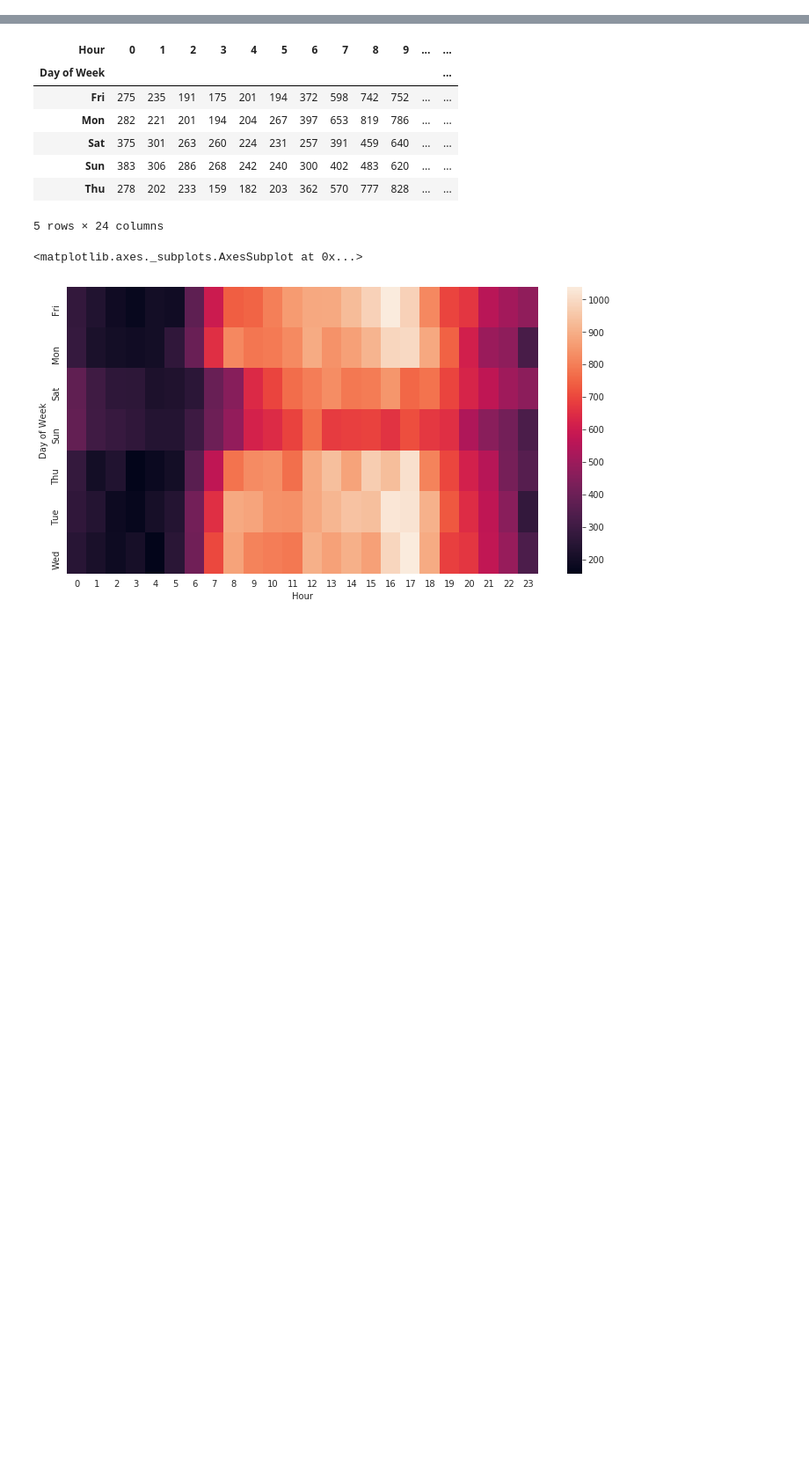
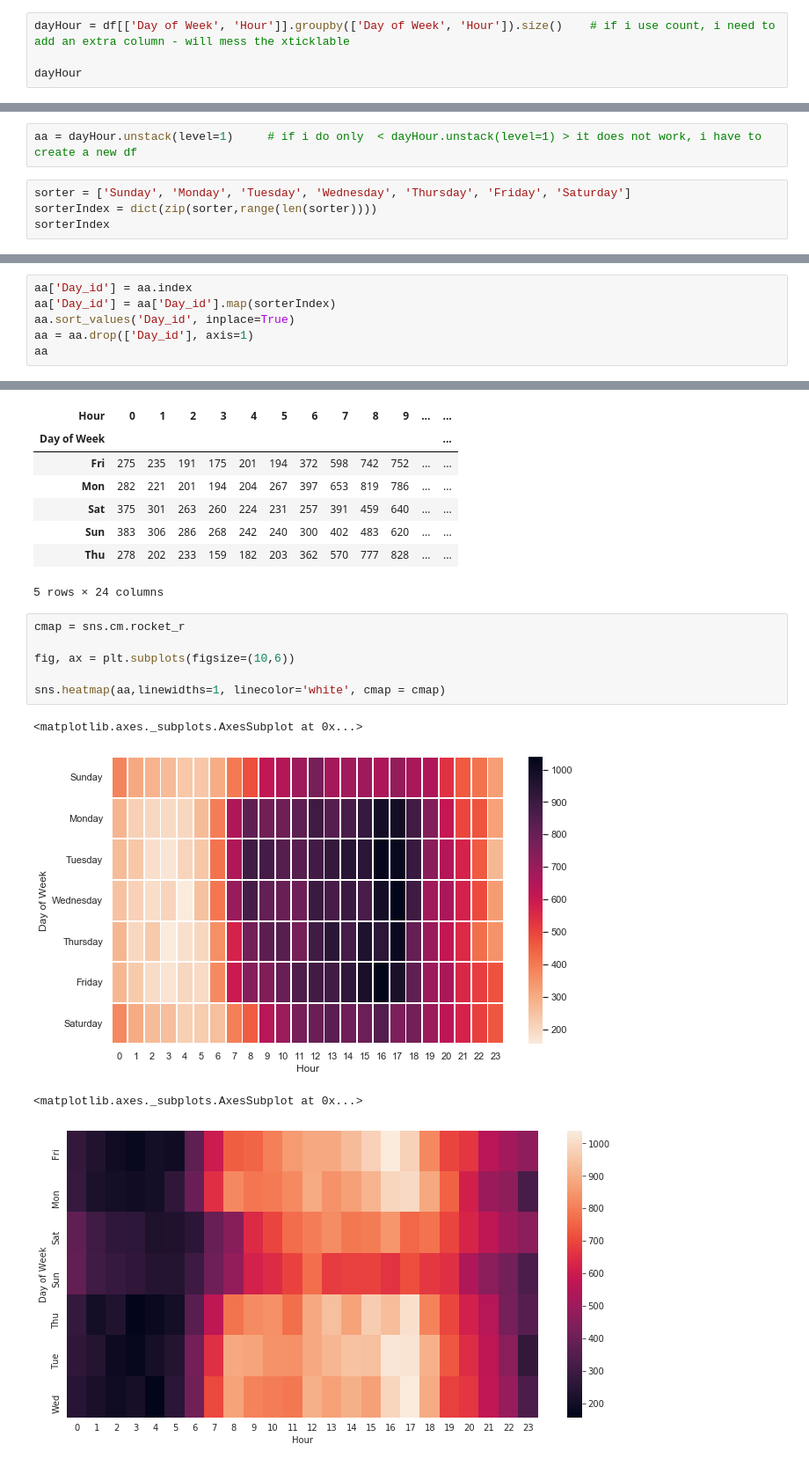
Before and after one commit to k21k/Python-Notes, a Jupyter notebook: Exercises - Qasim/Capstone Project 1/911 Calls .ipynb, the cells around one changed output, grey strips where cells are left out. Shown: that part at 88% size. Drawn from its saved outputs; the diff is of its cells as text; blank space fills up the shorter version.

```diff
--- a/Exercises - Qasim/Capstone Project 1/911 Calls .ipynb
+++ b/Exercises - Qasim/Capstone Project 1/911 Calls .ipynb
@@ -377,0 +364,4 @@ dayHour
+# %%
+dayHour = df[['Day of Week', 'Hour']].groupby(['Day of Week', 'Hour']).size()    # if i use count, i need to add an extra column - will mess the xticklable
+
+dayHour
@@ -377,0 +386,6 @@ dayHour
+# %%
+aa = dayHour.unstack(level=1)     # if i do only  < dayHour.unstack(level=1) > it does not work, i have to create a new df
+# %%
+sorter = ['Sunday', 'Monday', 'Tuesday', 'Wednesday', 'Thursday', 'Friday', 'Saturday']
+sorterIndex = dict(zip(sorter,range(len(sorter))))
+sorterIndex
@@ -377,0 +400,6 @@ dayHour
+# %%
+aa['Day_id'] = aa.index
+aa['Day_id'] = aa['Day_id'].map(sorterIndex)
+aa.sort_values('Day_id', inplace=True)
+aa = aa.drop(['Day_id'], axis=1)
+aa
@@ -386,6 +425,15 @@ dayHour.head()
 | Sun | 383 | 306 | 286 | 268 | 242 | 240 | 300 | 402 | 483 | 620 | ... | ... |
 | Thu | 278 | 202 | 233 | 159 | 182 | 203 | 362 | 570 | 777 | 828 | ... | ... |
 5 rows × 24 columns
+# %%
+cmap = sns.cm.rocket_r
+
+fig, ax = plt.subplots(figsize=(10,6))
+
+sns.heatmap(aa,linewidths=1, linecolor='white', cmap = cmap)
+# %% [output]
+<matplotlib.axes._subplots.AxesSubplot at 0x...>
+[figure, added]
 # %%
 # %% [output]
 <matplotlib.axes._subplots.AxesSubplot at 0x...>
```
Also changed, not shown: parts of 10 cells of this notebook, 1 other file.
